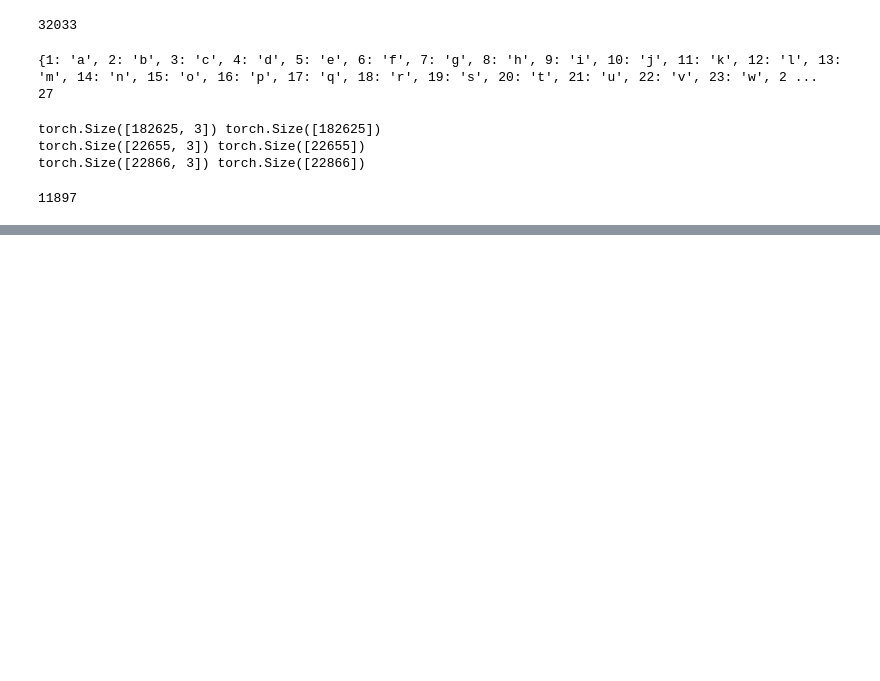
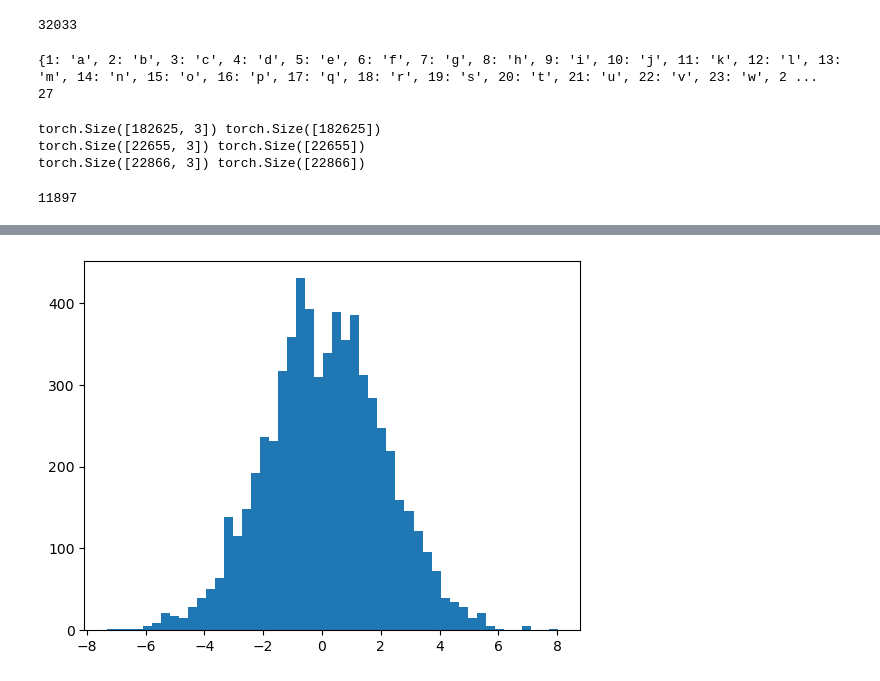
Before and after one commit to joiesachdeva/deep-learning-from-scratch, a Jupyter notebook: MakemoreFromScratchPt3.ipynb, the cells around one changed output, grey strips where cells are left out. Saved outputs shown, nothing was run; the diff lists cells and outputs as text; code cells hidden in the pictures; blank space fills up the shorter version.

```diff
--- a/MakemoreFromScratchPt3.ipynb
+++ b/MakemoreFromScratchPt3.ipynb
@@ -126,3 +141,8 @@ print(loss.item())
+# %%
+plt.hist(hpreact.view(-1).tolist(), 50);
+plt.show()
+# %% [output]
+[figure, added]
 # %%
 plt.plot(lossi)
 plt.show()
```
Also changed, not shown: parts of 8 cells of this notebook.
